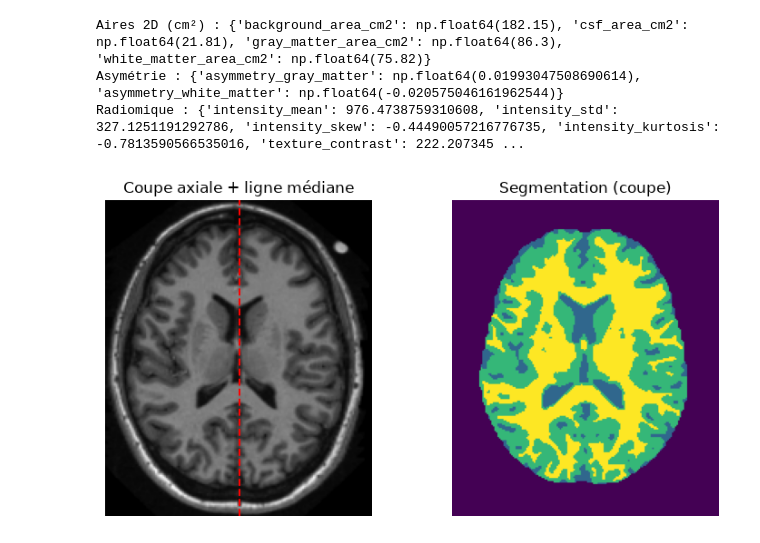
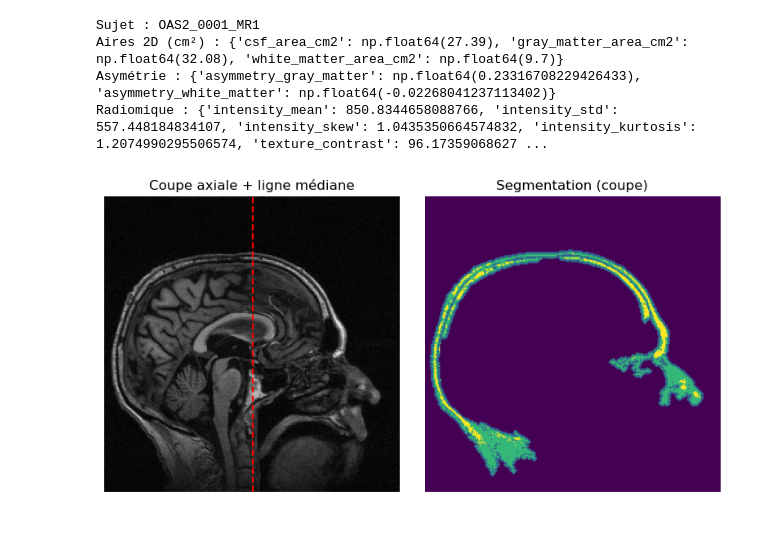
Before and after one commit to anneb-cyber/Alzheimer-MRI-Detection, a Jupyter notebook: notebooks/biomarkers_2D.ipynb, the cells around one changed output. Saved outputs shown, nothing was run; the diff lists cells and outputs as text; code cells hidden in the pictures.

```diff
--- a/notebooks/biomarkers_2D.ipynb
+++ b/notebooks/biomarkers_2D.ipynb
@@ -40,38 +53,24 @@ def load_fsl_seg(subject_path):
 # %%
 def central_axial_slice(volume):
-    """Retourne la coupe axiale centrale (plan le plus courant pour ce type d'analyse)."""
     z = volume.shape[2] // 2
     return volume[:, :, z]
 # %%
 def compute_slice_areas(seg_slice, pixel_dims):
-    """
-    Convertit les labels de la coupe 2D en aires (cm²).
-    Convention : 0=fond, 1=LCR, 2=matière grise, 3=matière blanche.
-    """
     pixel_area_mm2 = pixel_dims[0] * pixel_dims[1]
-    labels, counts = np.unique(seg_slice.astype(int), return_counts=True)
-    label_names = {0: "background", 1: "csf", 2: "gray_matter", 3: "white_matter"}
+    label_names = {1: "csf", 2: "gray_matter", 3: "white_matter"}
     areas = {}
-    for label, count in zip(labels, counts):
-        name = label_names.get(label, f"label_{label}")
-        areas[f"{name}_area_cm2"] = count * pixel_area_mm2 / 100.0  # mm² -> cm²
+    for label, name in label_names.items():
+        areas[f"{name}_area_cm2"] = np.sum(seg_slice == label) * pixel_area_mm2 / 100.0
     return areas
 # %%
 def compute_asymmetry(seg_slice):
-    """
-    Compare le nombre de pixels de matière grise/blanche entre hémisphère
-    gauche et droit (découpage au milieu de l'axe x, cerveau centré par T88).
-    Retourne un indice d'asymétrie : (gauche - droite) / (gauche + droite).
-    """
     mid = seg_slice.shape[0] // 2
-    left = seg_slice[:mid, :]
-    right = seg_slice[mid:, :]
+    left, right = seg_slice[:mid, :], seg_slice[mid:, :]
 
     def asym_index(label):
-        left_count = np.sum(left == label)
-        right_count = np.sum(right == label)
-        total = left_count + right_count
-        return (left_count - right_count) / total if total > 0 else np.nan
+        l, r = np.sum(left == label), np.sum(right == label)
+        total = l + r
+        return (l - r) / total if total > 0 else np.nan
 
     return {
         "asymmetry_gray_matter": asym_index(2),
@@ -79,18 +78,15 @@ def compute_asymmetry(seg_slice):
     }
 # %%
 def compute_radiomic_features(volume_slice, brain_mask):
-    """Calcule des statistiques d'intensité et de texture sur le cerveau uniquement."""
     brain_pixels = volume_slice[brain_mask > 0]
     if brain_pixels.size == 0:
         return {}
-
     features = {
         "intensity_mean": float(np.mean(brain_pixels)),
         "intensity_std": float(np.std(brain_pixels)),
         "intensity_skew": float(skew(brain_pixels)),
         "intensity_kurtosis": float(kurtosis(brain_pixels)),
     }
-
     norm = volume_slice.copy()
     norm[brain_mask == 0] = 0
     norm = (255 * (norm - norm.min()) / (np.ptp(norm) + 1e-8)).astype(np.uint8)
@@ -98,36 +94,36 @@ def compute_radiomic_features(volume_slice, brain_mask):
     features["texture_contrast"] = float(graycoprops(glcm, "contrast")[0, 0])
     features["texture_homogeneity"] = float(graycoprops(glcm, "homogeneity")[0, 0])
     features["texture_energy"] = float(graycoprops(glcm, "energy")[0, 0])
-
     return features
 # %%
-example = full[full["has_T88"] & full["has_FSL_SEG"]].iloc[0]
-volume, voxel_dims = load_volume(example["path"])
-seg = load_fsl_seg(example["path"])
-
+example = inv[inv["has_any_volume"]].iloc[0]
+volume, voxel_dims = load_averaged_volume(example["path"])
 vol_slice = central_axial_slice(volume)
-seg_slice = central_axial_slice(seg)
+mask_slice = simple_skull_strip_2d(vol_slice)
+seg_slice = segment_tissues_2d(vol_slice, mask_slice)
 
 areas = compute_slice_areas(seg_slice, voxel_dims)
 asymmetry = compute_asymmetry(seg_slice)
-radiomics = compute_radiomic_features(vol_slice, brain_mask=(seg_slice > 0))
+radiomics = compute_radiomic_features(vol_slice, brain_mask=mask_slice)
 
+print("Sujet :", example["subject_id"])
 print("Aires 2D (cm²) :", areas)
 print("Asymétrie :", asymmetry)
 print("Radiomique :", radiomics)
 
 fig, axes = plt.subplots(1, 2, figsize=(8, 4))
 axes[0].imshow(vol_slice.T, cmap="gray", origin="lower")
 axes[0].axvline(vol_slice.shape[0] // 2, color="red", linestyle="--")
 axes[0].set_title("Coupe axiale + ligne médiane")
 axes[1].imshow(seg_slice.T, cmap="viridis", origin="lower")
 axes[1].set_title("Segmentation (coupe)")
 for ax in axes:
     ax.axis("off")
 plt.tight_layout()
 plt.show()
 # %% [output]
-Aires 2D (cm²) : {'background_area_cm2': np.float64(182.15), 'csf_area_cm2': np.float64(21.81), 'gray_matter_area_cm2': np.float64(86.3), 'white_matter_area_cm2': np.float64(75.82)}
-Asymétrie : {'asymmetry_gray_matter': np.float64(0.01993047508690614), 'asymmetry_white_matter': np.float64(-0.020575046161962544)}
-Radiomique : {'intensity_mean': 976.4738759310608, 'intensity_std': 327.1251191292786, 'intensity_skew': -0.44490057216776735, 'intensity_kurtosis': -0.7813590566535016, 'texture_contrast': 222.207345 ...
+Sujet : OAS2_0001_MR1
+Aires 2D (cm²) : {'csf_area_cm2': np.float64(27.39), 'gray_matter_area_cm2': np.float64(32.08), 'white_matter_area_cm2': np.float64(9.7)}
+Asymétrie : {'asymmetry_gray_matter': np.float64(0.23316708229426433), 'asymmetry_white_matter': np.float64(-0.02268041237113402)}
+Radiomique : {'intensity_mean': 850.8344658088766, 'intensity_std': 557.448184834107, 'intensity_skew': 1.0435350664574832, 'intensity_kurtosis': 1.2074990295506574, 'texture_contrast': 96.17359068627 ...
-[figure, old version]
+[figure, new version]
```
Also changed, not shown: parts of 5 cells of this notebook, 10 other files.
